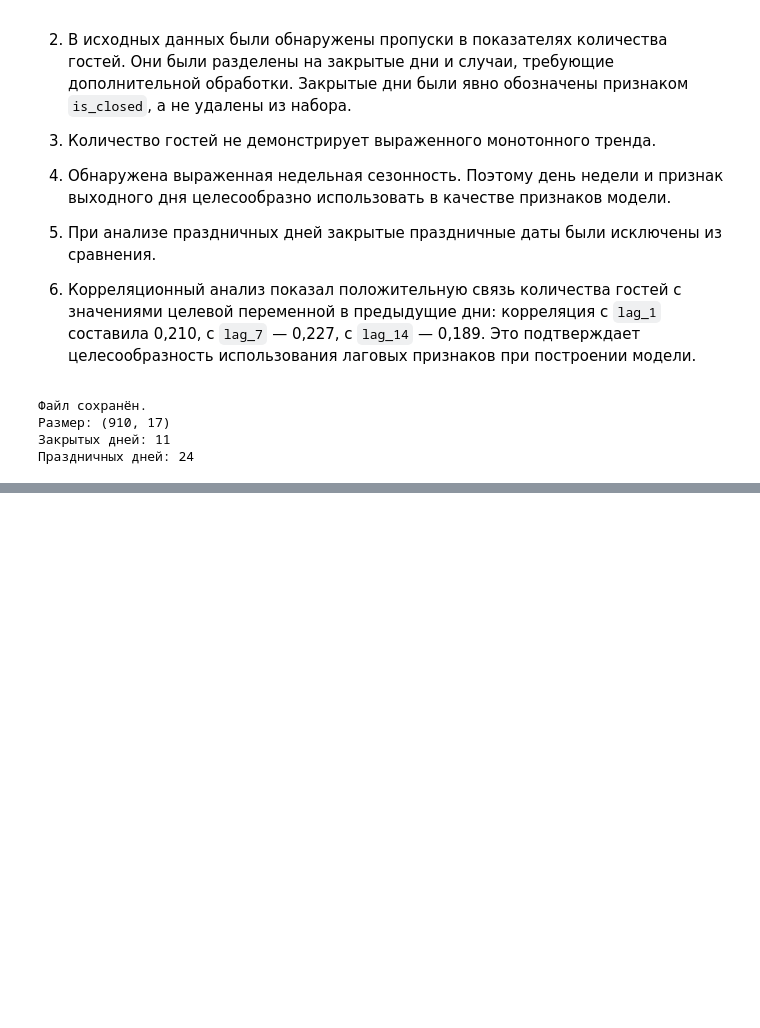
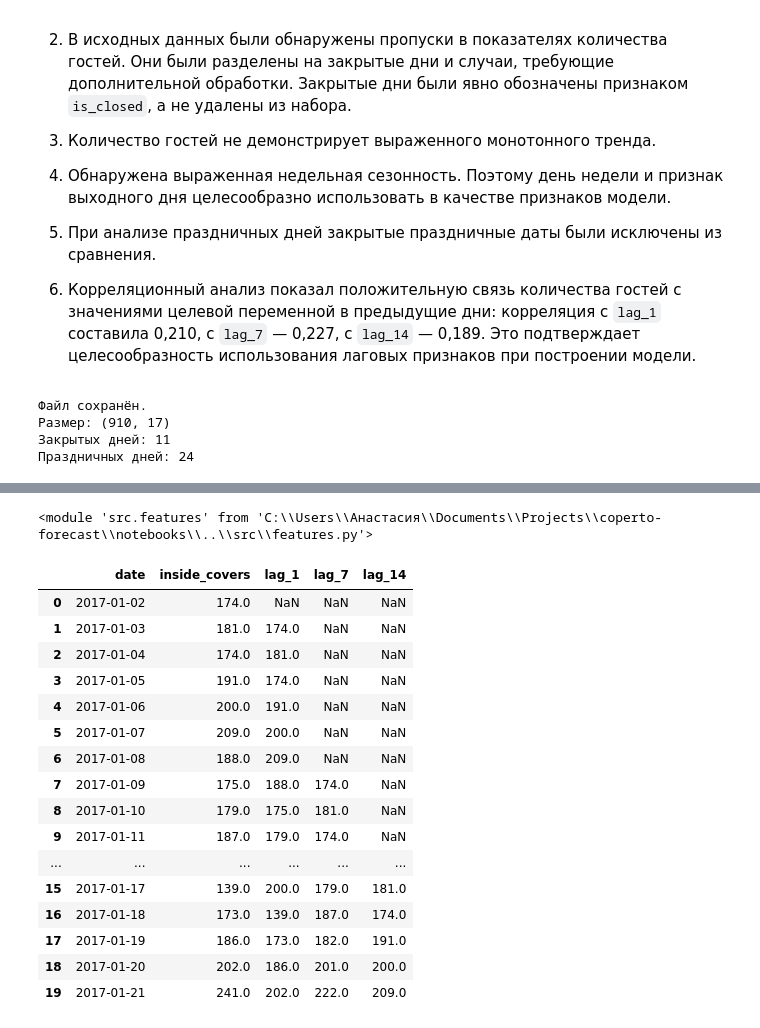
Before and after one commit to Yablontseva/coperto-forecast, a Jupyter notebook: notebooks/01_eda.ipynb, the cells around one changed output, grey strips where cells are left out. Saved outputs shown, nothing was run; the diff lists cells and outputs as text; code cells hidden in the pictures; blank space fills up the shorter version.

```diff
--- a/notebooks/01_eda.ipynb
+++ b/notebooks/01_eda.ipynb
@@ -800,0 +808,15 @@ print("Праздничных дней:", df["is_holiday"].sum())
+# %%
+from src.features import add_calendar_features
+
+test_df = add_calendar_features(df)
+test_df[
+    [
+        "date",
+        "inside_covers",
+        "day_of_week",
+        "is_weekend",
+        "month",
+        "week_of_year",
+        "is_holiday"
+    ]
+].head(10)
@@ -800,0 +835,38 @@ print("Праздничных дней:", df["is_holiday"].sum())
+# %%
+import importlib
+import src.features
+importlib.reload(src.features)
+# %% [output]
+<module 'src.features' from 'C:\\Users\\Анастасия\\Documents\\Projects\\coperto-forecast\\notebooks\\..\\src\\features.py'>
+# %%
+from src.features import add_lag_features
+
+test_lags = add_lag_features(test_df)
+
+test_lags[
+    [
+        "date",
+        "inside_covers",
+        "lag_1",
+        "lag_7",
+        "lag_14"
+    ]
+].head(20)
+# %% [output]
+|  | date | inside_covers | lag_1 | lag_7 | lag_14 |
+| 0 | 2017-01-02 | 174.0 | NaN | NaN | NaN |
+| 1 | 2017-01-03 | 181.0 | 174.0 | NaN | NaN |
+| 2 | 2017-01-04 | 174.0 | 181.0 | NaN | NaN |
+| 3 | 2017-01-05 | 191.0 | 174.0 | NaN | NaN |
+| 4 | 2017-01-06 | 200.0 | 191.0 | NaN | NaN |
+| 5 | 2017-01-07 | 209.0 | 200.0 | NaN | NaN |
+| 6 | 2017-01-08 | 188.0 | 209.0 | NaN | NaN |
+| 7 | 2017-01-09 | 175.0 | 188.0 | 174.0 | NaN |
+| 8 | 2017-01-10 | 179.0 | 175.0 | 181.0 | NaN |
+| 9 | 2017-01-11 | 187.0 | 179.0 | 174.0 | NaN |
+| ... | ... | ... | ... | ... | ... |
+| 15 | 2017-01-17 | 139.0 | 200.0 | 179.0 | 181.0 |
+| 16 | 2017-01-18 | 173.0 | 139.0 | 187.0 | 174.0 |
+| 17 | 2017-01-19 | 186.0 | 173.0 | 182.0 | 191.0 |
+| 18 | 2017-01-20 | 202.0 | 186.0 | 201.0 | 200.0 |
+| 19 | 2017-01-21 | 241.0 | 202.0 | 222.0 | 209.0 |
```
Also changed, not shown: parts of 18 cells of this notebook, 3 other files.
